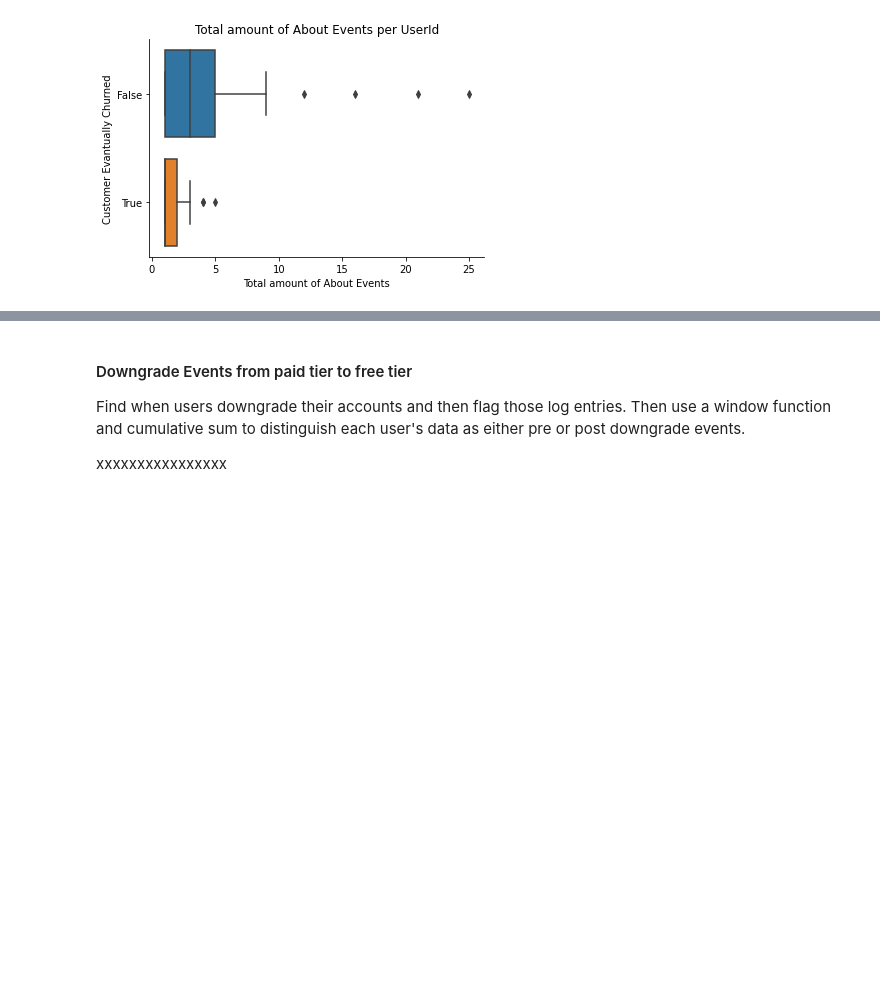
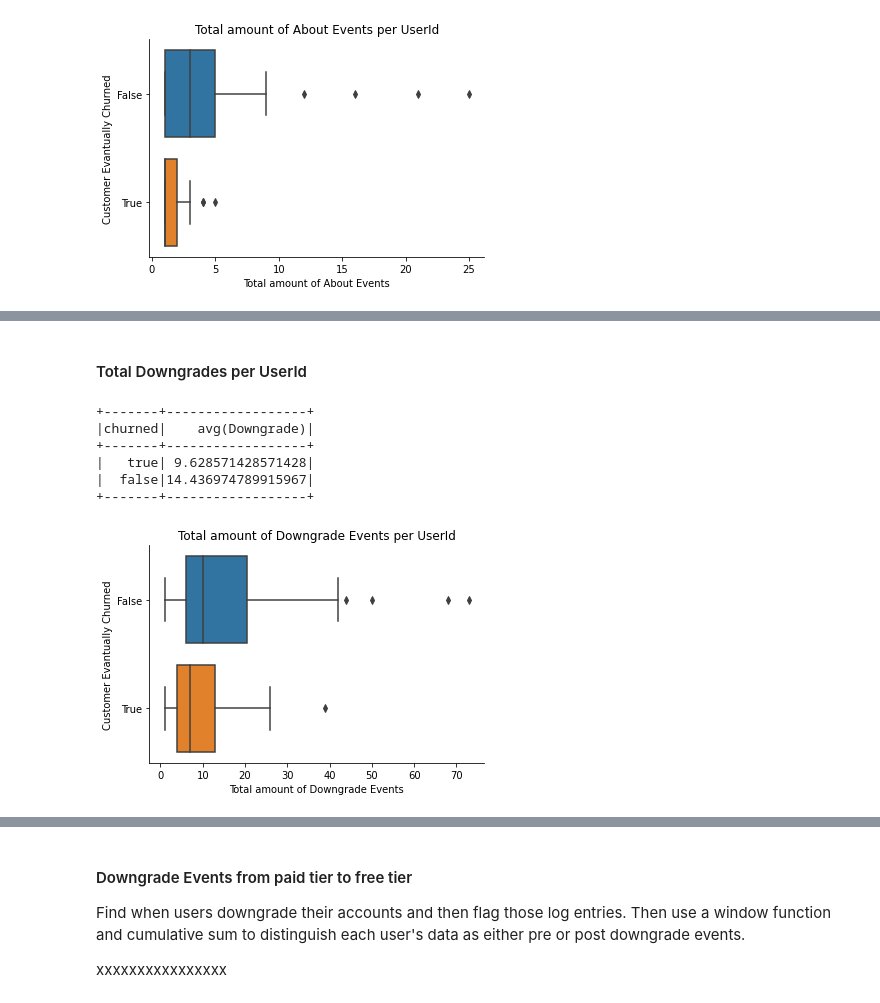
Before and after one commit to LeopoldWalther/SparkChurnDetection, a Jupyter notebook: Sparkify.ipynb, the cells around one changed output, grey strips where cells are left out. Cells and saved outputs as stored; diff of their text form; code cells hidden in the pictures; blank space fills up the shorter version.

```diff
--- a/Sparkify.ipynb
+++ b/Sparkify.ipynb
@@ -970,0 +1136,19 @@ boxplot_events_per_user(total_thumbs_up_per_user, 'About')
+# %% [markdown]
+#### Total Downgrades per UserId
+# %%
+# calculate events per user
+total_thumbs_up_per_user = count_events_per_user(user_log_valid, 'Downgrade')
+
+# show table with mean of churned/stayed
+total_thumbs_up_per_user.groupBy('churned').mean().show()
+
+# create plot
+boxplot_events_per_user(total_thumbs_up_per_user, 'Downgrade')
+# %% [output]
++-------+------------------+
+|churned|    avg(Downgrade)|
++-------+------------------+
+|   true| 9.628571428571428|
+|  false|14.436974789915967|
++-------+------------------+
+[figure, added]
```
Also changed, not shown: parts of 67 cells of this notebook.
